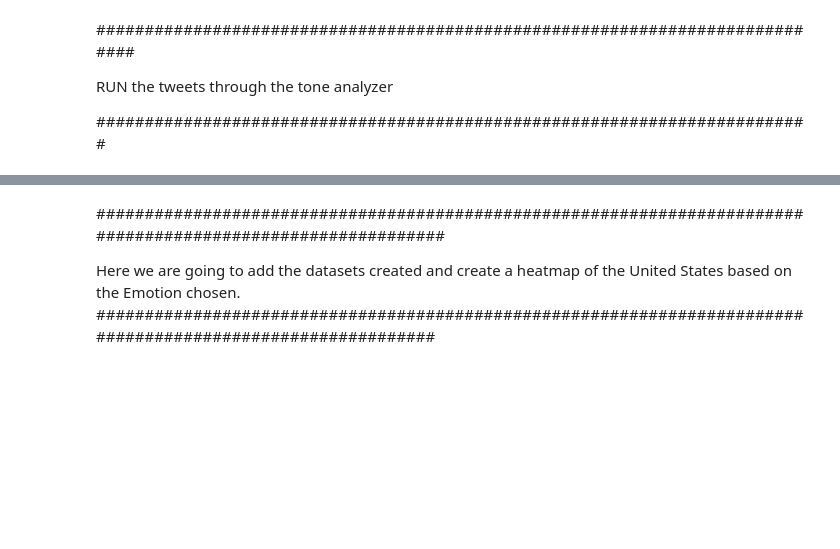
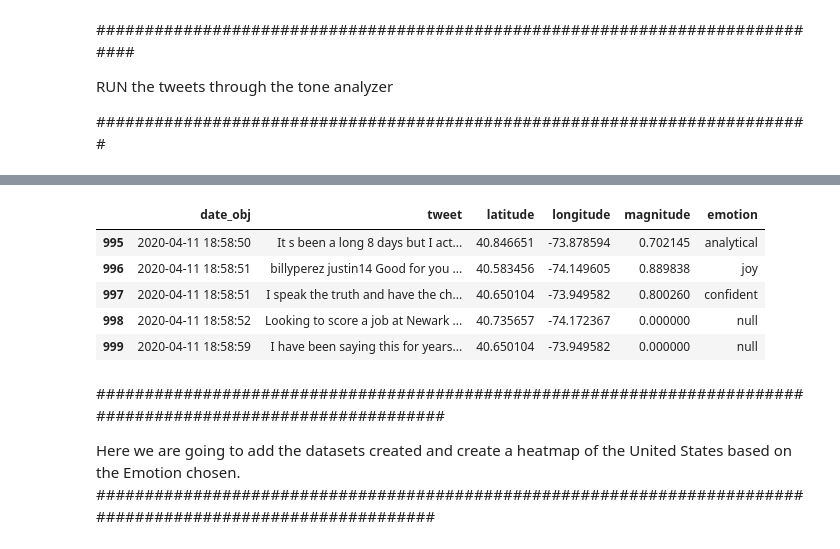
Before and after one commit to cthulhu1988/SelTopicsAI, a Jupyter notebook: NLPpaper/HeatMap.ipynb, the cells around one changed output, grey strips where cells are left out. Cells and saved outputs as stored; diff of their text form; code cells hidden in the pictures; blank space fills up the shorter version.

```diff
--- a/NLPpaper/HeatMap.ipynb
+++ b/NLPpaper/HeatMap.ipynb
@@ -236,3 +253,12 @@ df
+# %%
+df.tail()
+# %% [output]
+|  | date_obj | tweet | latitude | longitude | magnitude | emotion |
+| 995 | 2020-04-11 18:58:50 | It s been a long 8 days but I act... | 40.846651 | -73.878594 | 0.702145 | analytical |
+| 996 | 2020-04-11 18:58:51 | billyperez justin14 Good for you ... | 40.583456 | -74.149605 | 0.889838 | joy |
+| 997 | 2020-04-11 18:58:51 | I speak the truth and have the ch... | 40.650104 | -73.949582 | 0.800260 | confident |
+| 998 | 2020-04-11 18:58:52 | Looking to score a job at Newark ... | 40.735657 | -74.172367 | 0.000000 | null |
+| 999 | 2020-04-11 18:58:59 | I have been saying this for years... | 40.650104 | -73.949582 | 0.000000 | null |
 # %% [markdown]
 #############################################################################################################
 
```
Also changed, not shown: parts of 4 cells of this notebook, 10 other files.
